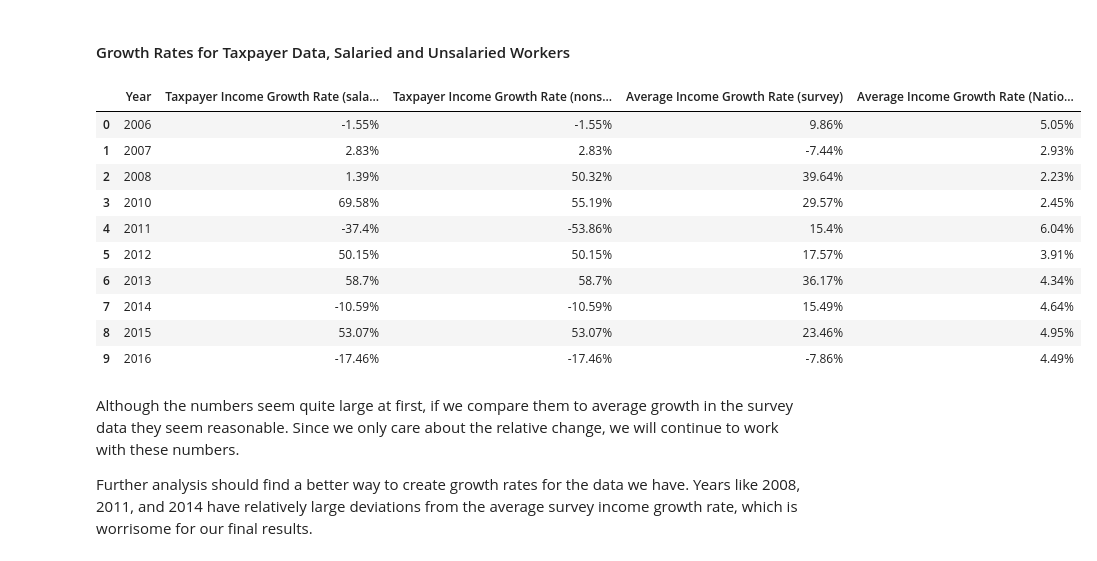
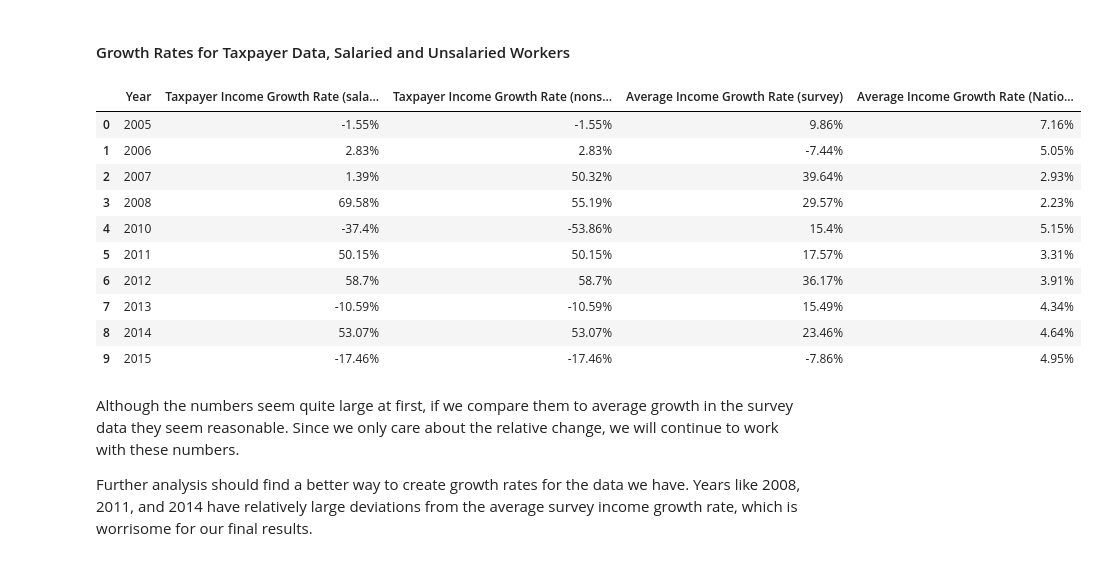
Before and after one commit to ali-aka-ahmed/DistributionalNationalAccounts-Pakistan, a Jupyter notebook: data_files/CombiningData.ipynb, the cells around one changed output. Drawn from its saved outputs; the diff is of its cells as text; code cells hidden in the pictures.

```diff
--- a/data_files/CombiningData.ipynb
+++ b/data_files/CombiningData.ipynb
@@ -462,77 +504,77 @@ ni2006 = (ni2006 - ni2005) / ni2005
 # %% [markdown]
 #### Growth Rates for Taxpayer Data, Salaried and Unsalaried Workers
 # %%
-years = np.arange(2006, 2017, 1)
+years = np.arange(2005, 2016, 1)
 index = np.argwhere(years==2009)
 years = np.delete(years, index)
 
 d = {
     'Year': years,
     'Taxpayer Income Growth Rate (salaried worker)': [
+        format_percent(gr2005, 2),
         format_percent(gr2006, 2),
-        format_percent(gr2007, 2),
+        format_percent(gr2007_salaried, 2),
         format_percent(gr2008_salaried, 2),
-        format_percent(gr2009_salaried, 2),
-        format_percent(gr2011_salaried, 2),
+        format_percent(gr2010_salaried, 2),
+        format_percent(gr2011, 2),
         format_percent(gr2012, 2),
         format_percent(gr2013, 2),
         format_percent(gr2014, 2),
-        format_percent(gr2015, 2),
-        format_percent(gr2016, 2)
+        format_percent(gr2015, 2)
     ],
     'Taxpayer Income Growth Rate (nonsalaried worker)': [
+        format_percent(gr2005, 2),
         format_percent(gr2006, 2),
-        format_percent(gr2007, 2),
+        format_percent(gr2007_nonsalaried, 2),
         format_percent(gr2008_nonsalaried, 2),
-        format_percent(gr2009_nonsalaried, 2),
-        format_percent(gr2011_nonsalaried, 2),
+        format_percent(gr2010_nonsalaried, 2),
+        format_percent(gr2011, 2),
         format_percent(gr2012, 2),
         format_percent(gr2013, 2),
         format_percent(gr2014, 2),
-        format_percent(gr2015, 2),
-        format_percent(gr2016, 2)
+        format_percent(gr2015, 2)
     ],
     'Average Income Growth Rate (survey)': [
         format_percent(tgr2006, 2),
         format_percent(tgr2007, 2),
         format_percent(tgr2008, 2),
         format_percent(tgr2009, 2),
         format_percent(tgr2011, 2),
         format_percent(tgr2012, 2),
         format_percent(tgr2013, 2),
         format_percent(tgr2014, 2),
         format_percent(tgr2015, 2),
         format_percent(tgr2016, 2)
     ],
     'Average Income Growth Rate (National Income)': [
-        format_percent(ni2006, 2),
-        format_percent(ni2007, 2),
-        format_percent(ni2008, 2),
-        format_percent(ni2009, 2),
-        format_percent(ni2011, 2),
-        format_percent(ni2012, 2),
-        format_percent(ni2013, 2),
-        format_percent(ni2014, 2),
-        format_percent(ni2015, 2),
-        format_percent(ni2016, 2),
+        format_percent(nig2005, 2),
+        format_percent(nig2006, 2),
+        format_percent(nig2007, 2),
+        format_percent(nig2008, 2),
+        format_percent(nig2010, 2),
+        format_percent(nig2011, 2),
+        format_percent(nig2012, 2),
+        format_percent(nig2013, 2),
+        format_percent(nig2014, 2),
+        format_percent(nig2015, 2),
     ]
 }
 
 survey_growth_rates = pd.DataFrame(data=d)
 survey_growth_rates = survey_growth_rates[["Year", "Taxpayer Income Growth Rate (salaried worker)", "Taxpayer Income Growth Rate (nonsalaried worker)", "Average Income Growth Rate (survey)", "Average Income Growth Rate (National Income)"]]
 survey_growth_rates
 # %% [output]
 |  | Year | Taxpayer Income Growth Rate (sala... | Taxpayer Income Growth Rate (nons... | Average Income Growth Rate (survey) | Average Income Growth Rate (Natio... |
-| 0 | 2006 | -1.55% | -1.55% | 9.86% | 5.05% |
-| 1 | 2007 | 2.83% | 2.83% | -7.44% | 2.93% |
-| 2 | 2008 | 1.39% | 50.32% | 39.64% | 2.23% |
-| 3 | 2010 | 69.58% | 55.19% | 29.57% | 2.45% |
-| 4 | 2011 | -37.4% | -53.86% | 15.4% | 6.04% |
-| 5 | 2012 | 50.15% | 50.15% | 17.57% | 3.91% |
-| 6 | 2013 | 58.7% | 58.7% | 36.17% | 4.34% |
-| 7 | 2014 | -10.59% | -10.59% | 15.49% | 4.64% |
-| 8 | 2015 | 53.07% | 53.07% | 23.46% | 4.95% |
-| 9 | 2016 | -17.46% | -17.46% | -7.86% | 4.49% |
+| 0 | 2005 | -1.55% | -1.55% | 9.86% | 7.16% |
+| 1 | 2006 | 2.83% | 2.83% | -7.44% | 5.05% |
+| 2 | 2007 | 1.39% | 50.32% | 39.64% | 2.93% |
+| 3 | 2008 | 69.58% | 55.19% | 29.57% | 2.23% |
+| 4 | 2010 | -37.4% | -53.86% | 15.4% | 5.15% |
+| 5 | 2011 | 50.15% | 50.15% | 17.57% | 3.31% |
+| 6 | 2012 | 58.7% | 58.7% | 36.17% | 3.91% |
+| 7 | 2013 | -10.59% | -10.59% | 15.49% | 4.34% |
+| 8 | 2014 | 53.07% | 53.07% | 23.46% | 4.64% |
+| 9 | 2015 | -17.46% | -17.46% | -7.86% | 4.95% |
 # %% [markdown]
 Although the numbers seem quite large at first, if we compare them to average growth in the survey data they seem reasonable. Since we only care about the relative change, we will continue to work with these numbers.
 
```
Also changed, not shown: parts of 83 cells of this notebook, 26 other files.
